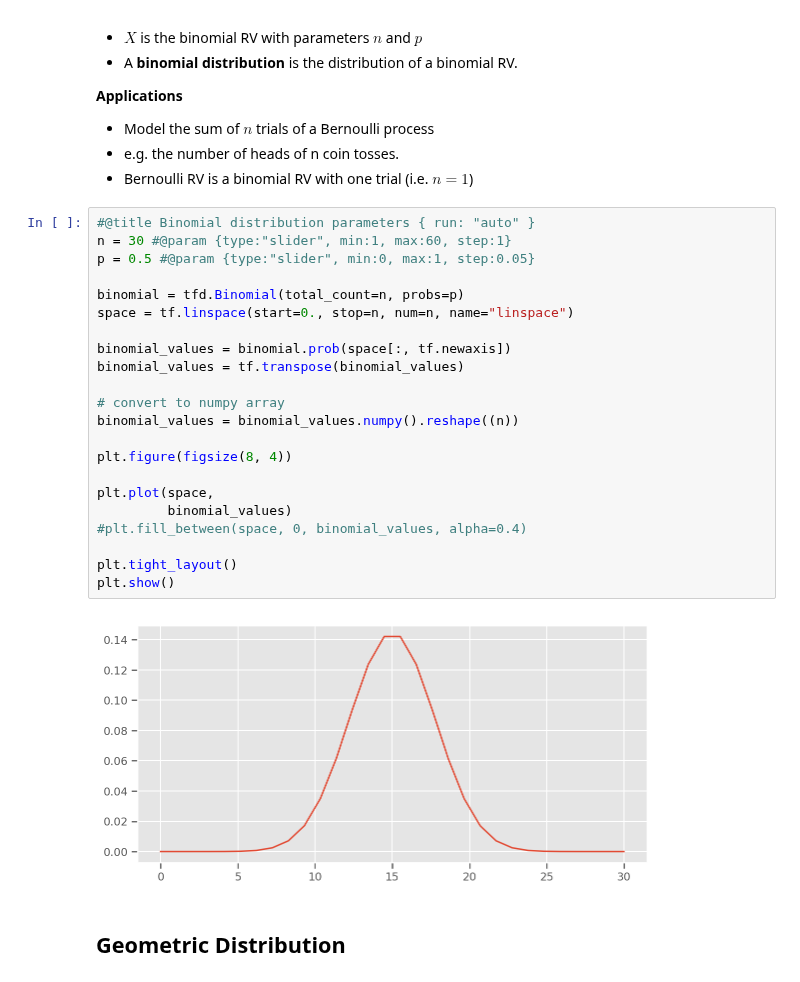
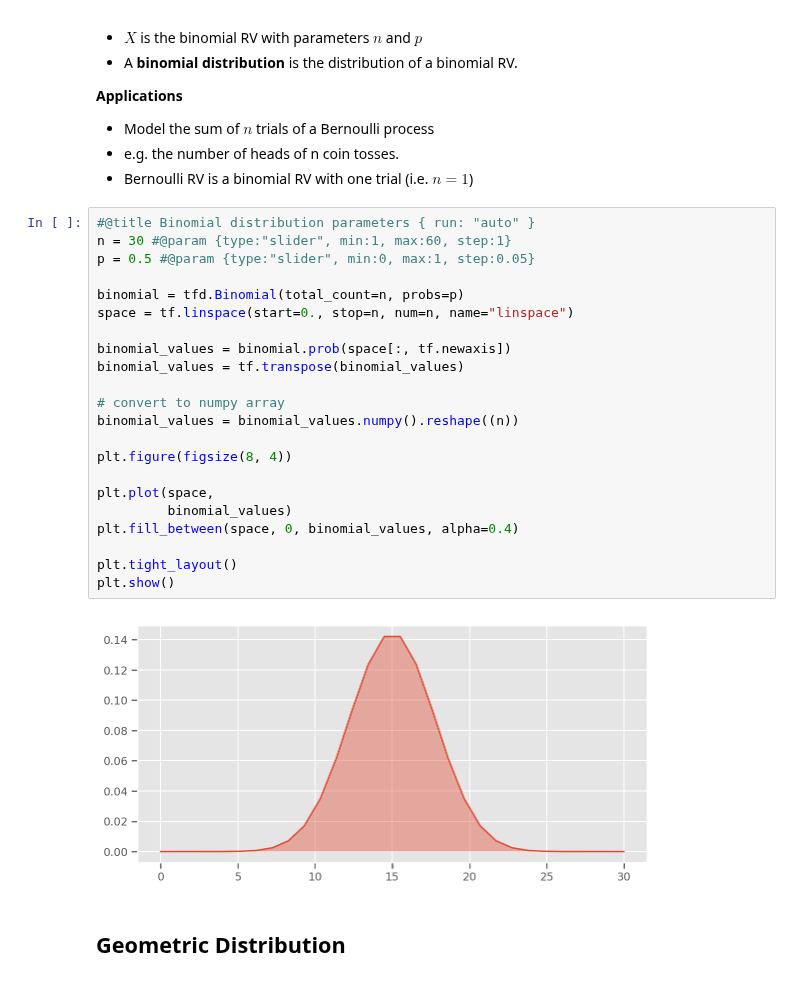
Before and after one commit to OpenSUTD/ProbStats-with-TFP, a Jupyter notebook: 02_Special_Distributions.ipynb, the cells around one changed output. Saved outputs shown, nothing was run; the diff lists cells and outputs as text.

```diff
--- a/02_Special_Distributions.ipynb
+++ b/02_Special_Distributions.ipynb
@@ -117,27 +117,27 @@ for some $0 ≤ p ≤ 1$ .
 # %%
 #@title Binomial distribution parameters { run: "auto" }
 n = 30 #@param {type:"slider", min:1, max:60, step:1}
 p = 0.5 #@param {type:"slider", min:0, max:1, step:0.05}
 
 binomial = tfd.Binomial(total_count=n, probs=p)
 space = tf.linspace(start=0., stop=n, num=n, name="linspace")
 
 binomial_values = binomial.prob(space[:, tf.newaxis])
 binomial_values = tf.transpose(binomial_values)
 
 # convert to numpy array
 binomial_values = binomial_values.numpy().reshape((n))
 
 plt.figure(figsize(8, 4))
 
 plt.plot(space,
          binomial_values)
-#plt.fill_between(space, 0, binomial_values, alpha=0.4)
+plt.fill_between(space, 0, binomial_values, alpha=0.4)
 
 plt.tight_layout()
 plt.show()
 # %% [output]
-[figure, old version]
+[figure, new version]
 # %% [markdown]
 ## Geometric Distribution
 # %% [markdown]
```
Also changed, not shown: parts of 4 cells of this notebook, 2 other files.
